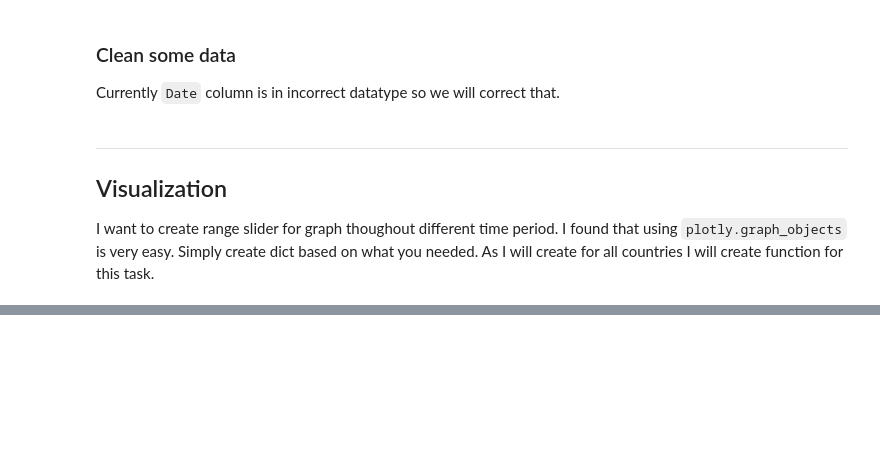
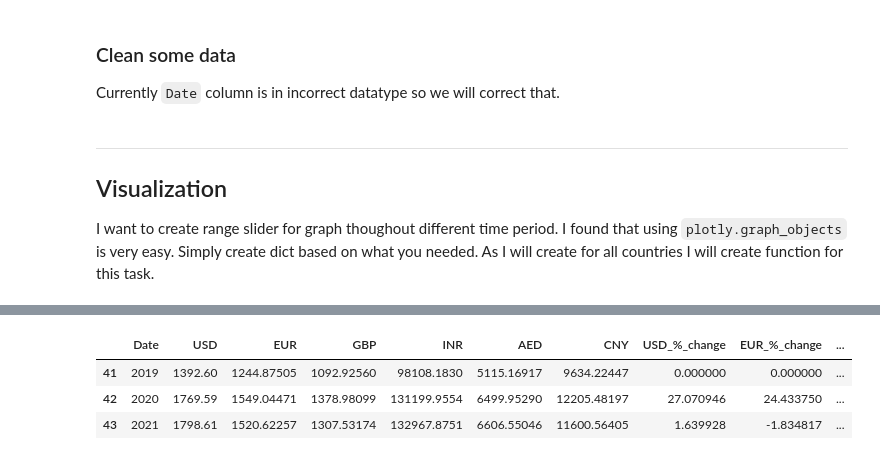
Before and after one commit to vclzez/DATA, a Jupyter notebook: Kaggle/Gold Rate/EDA Gold Rate and forecast.ipynb, the cells around one changed output, grey strips where cells are left out. Cells and saved outputs as stored; diff of their text form; code cells hidden in the pictures; blank space fills up the shorter version.

```diff
--- a/Kaggle/Gold Rate/EDA Gold Rate and forecast.ipynb
+++ b/Kaggle/Gold Rate/EDA Gold Rate and forecast.ipynb
@@ -196,0 +269,7 @@ def plot_daily(currency):
+# %%
+COVID.head()
+# %% [output]
+|  | Date | USD | EUR | GBP | INR | AED | CNY | USD_%_change | EUR_%_change | ... |
+| 41 | 2019 | 1392.60 | 1244.87505 | 1092.92560 | 98108.1830 | 5115.16917 | 9634.22447 | 0.000000 | 0.000000 | ... |
+| 42 | 2020 | 1769.59 | 1549.04471 | 1378.98099 | 131199.9554 | 6499.95290 | 12205.48197 | 27.070946 | 24.433750 | ... |
+| 43 | 2021 | 1798.61 | 1520.62257 | 1307.53174 | 132967.8751 | 6606.55046 | 11600.56405 | 1.639928 | -1.834817 | ... |
```
Also changed, not shown: parts of 16 cells of this notebook.
